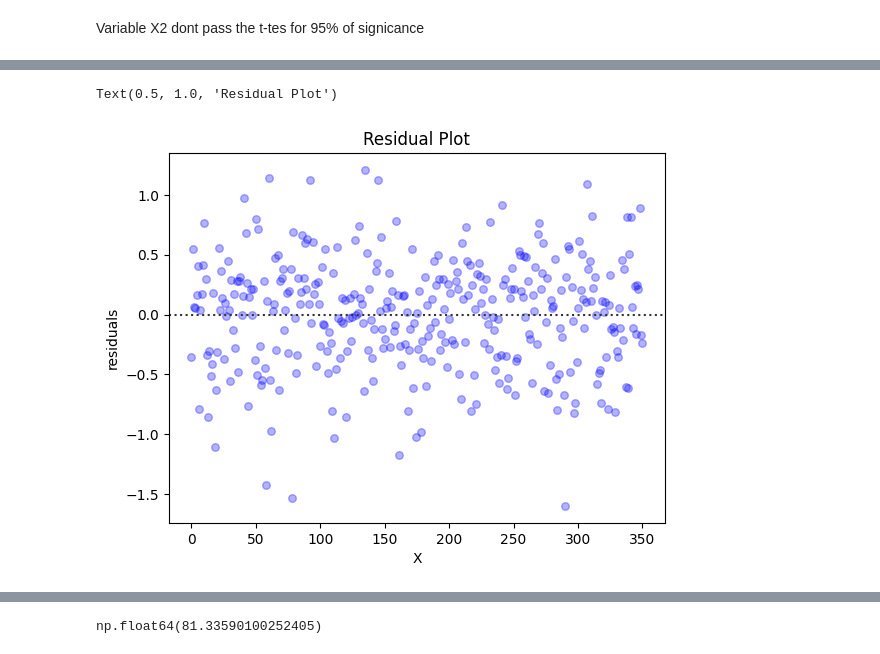
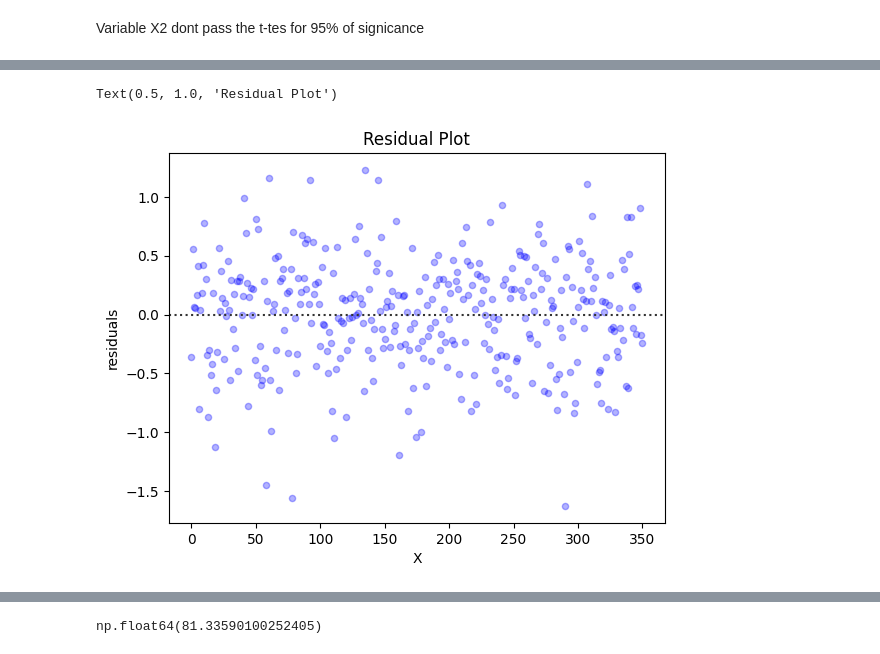
Before and after one commit to 318281029SBH/Escuela, a Jupyter notebook: GWeatherLinearRegression.ipynb, the cells around one changed output, grey strips where cells are left out. Cells and saved outputs as stored; diff of their text form; code cells hidden in the pictures.

```diff
--- a/GWeatherLinearRegression.ipynb
+++ b/GWeatherLinearRegression.ipynb
@@ -339,4 +333,0 @@ X_train2=sm.add_constant(X_train_selected)
-# %%
-model=sm.OLS(y_train, X_train_selected)
-results=model.fit()
-results.summary()
@@ -367,10 +334,9 @@ Notes:
 # %%
-# Assuming results.resid is a pandas Series
 resid_df = pd.DataFrame({'X': range(len(results.resid)), 'residuals': results.resid})
-sns.residplot(x="X", y="residuals", data=resid_df, scatter_kws={"s": 30, "color":'blue', "alpha":0.3}).set_title('Residual Plot')
+sns.residplot(x="X", y="residuals", data=resid_df, scatter_kws={"s": 20, "color":'blue', "alpha":0.3}).set_title('Residual Plot')
 # %% [output]
 Text(0.5, 1.0, 'Residual Plot')
-[figure, old version]
+[figure, new version]
 # %%
 sm.qqplot(results.resid, line='s')
 plt.title('Normal Q-Q')
```
Also changed, not shown: parts of 24 cells of this notebook.
